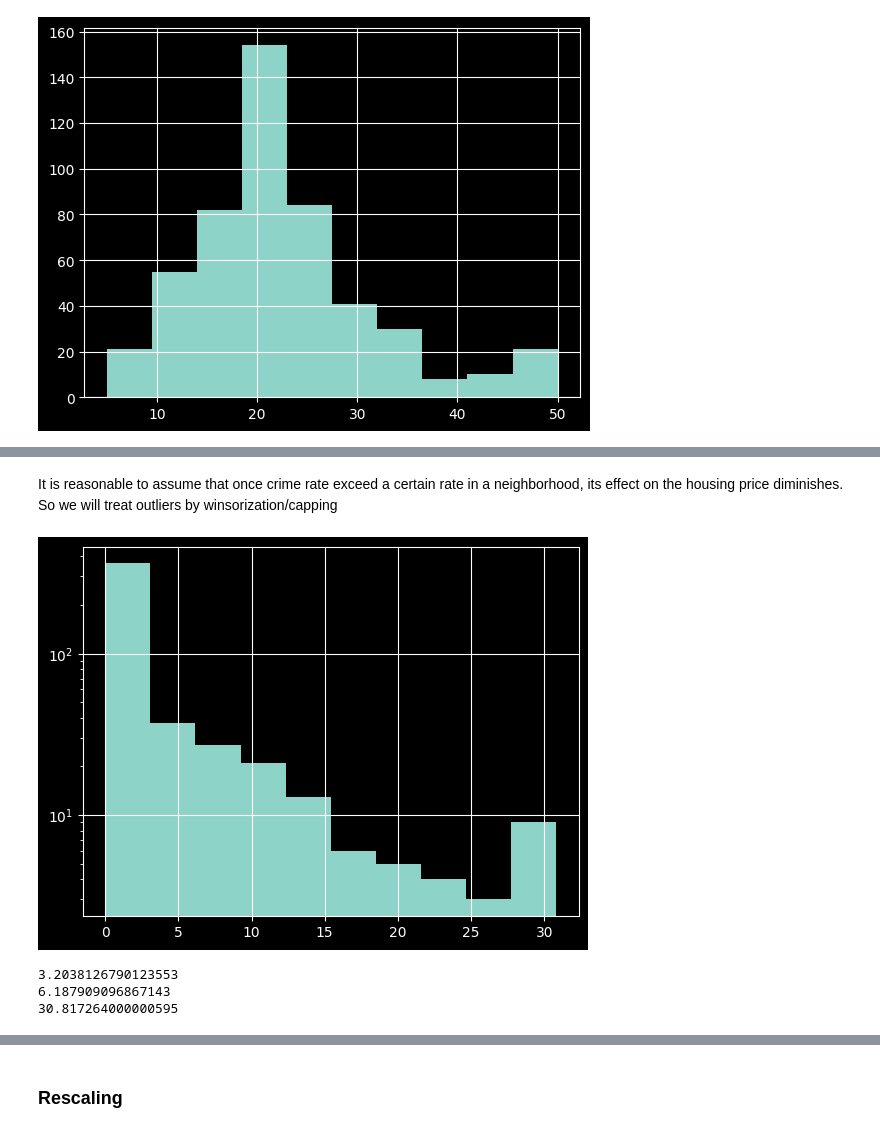
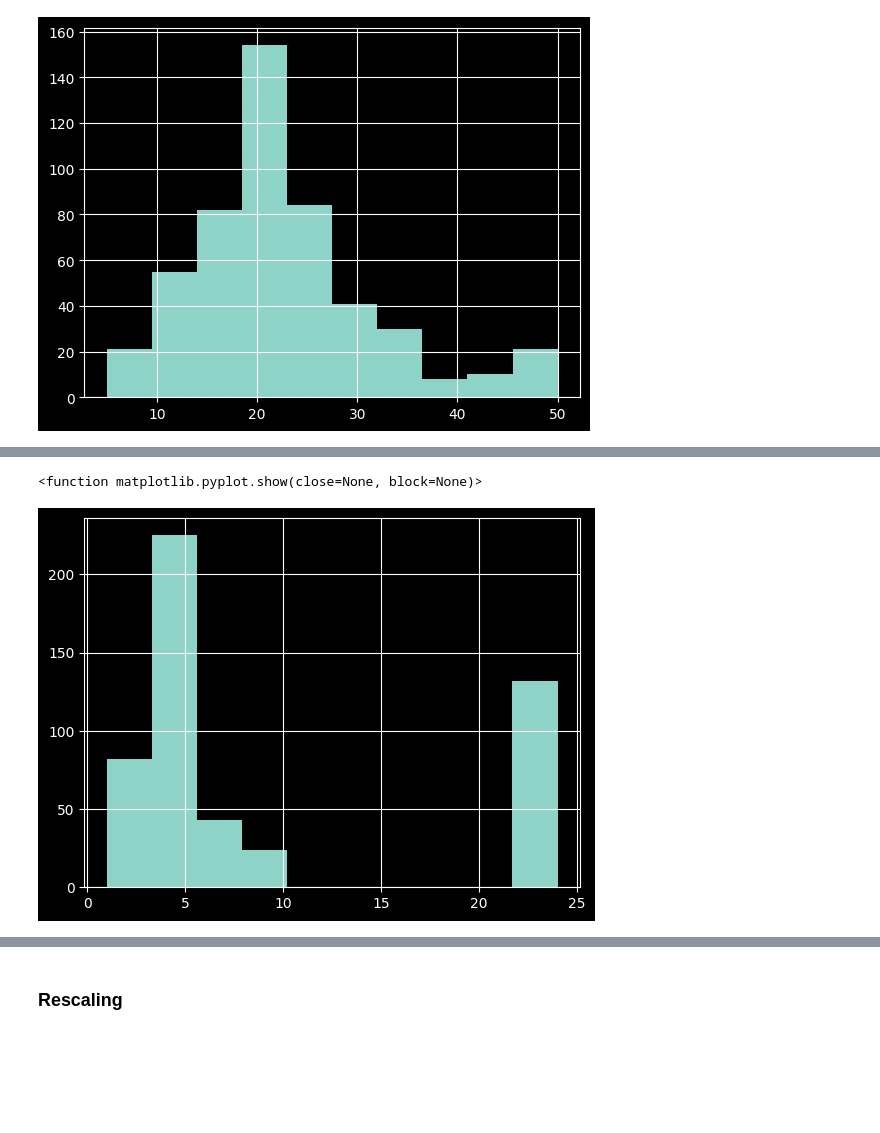
Before and after one commit to zihang-huang/data-mining, a Jupyter notebook: src/BostonHousing.ipynb, the cells around one changed output, grey strips where cells are left out. Cells and saved outputs as stored; diff of their text form; code cells hidden in the pictures; blank space fills up the shorter version.

```diff
--- a/src/BostonHousing.ipynb
+++ b/src/BostonHousing.ipynb
@@ -232,19 +133,6 @@ print(df["CRIM"].max())
-# %% [markdown]
-It is reasonable to assume that once crime rate exceed a certain rate in a neighborhood, its effect on the housing price diminishes. So we will treat outliers by winsorization/capping
-# %%
-from scipy.stats.mstats import winsorize
-
-df_processed = df.copy()
-upper_limit = df['CRIM'].quantile(0.984)
-df_processed['CRIM'] = df['CRIM'].clip(lower=0,upper=upper_limit)
-df_processed["CRIM"].hist()
-plt.yscale('log')
-plt.show()
-print(df_processed["CRIM"].mean())
-print(df_processed["CRIM"].std())
-print(df_processed["CRIM"].max())
-# %% [output]
-[figure, removed]
-3.2038126790123553
-6.187909096867143
-30.817264000000595
+# %%
+X['RAD'].hist()
+plt.show
+# %% [output]
+<function matplotlib.pyplot.show(close=None, block=None)>
+[figure, added]
```
Also changed, not shown: parts of 22 cells of this notebook.
